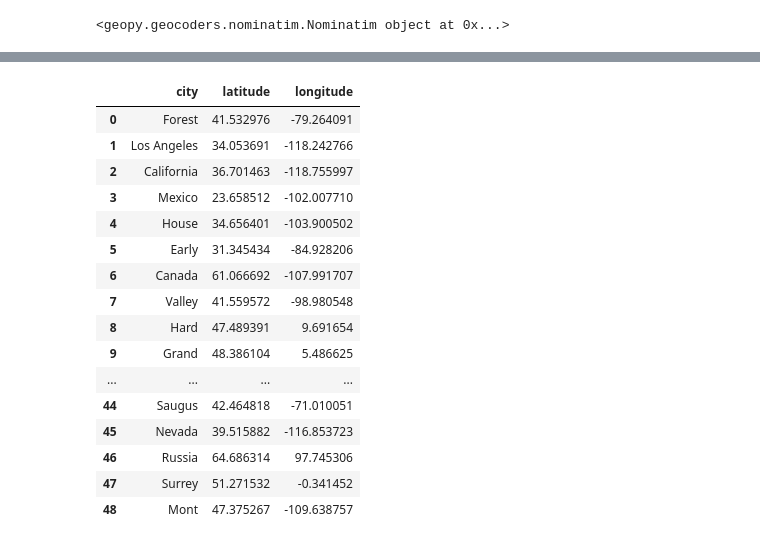
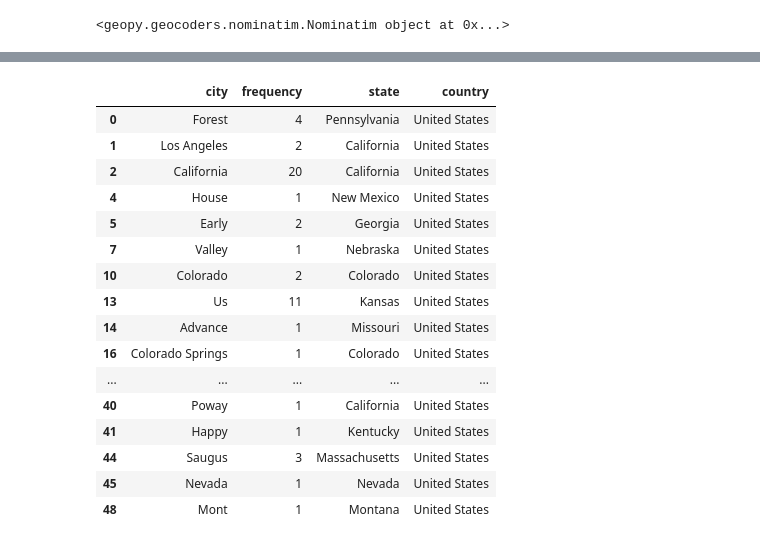
Before and after one commit to kelumKP/ForestFire_GeoSpatial, a Jupyter notebook: forest_fire_dates.ipynb, the cells around one changed output, grey strips where cells are left out. Cells and saved outputs as stored; diff of their text form; code cells hidden in the pictures.

```diff
--- a/forest_fire_dates.ipynb
+++ b/forest_fire_dates.ipynb
@@ -252,21 +254,21 @@ location_data
-# %%
-location_geo = df_cities_map[['city', 'latitude', 'longitude' ]]
-location_geo
-# %% [output]
-|  | city | latitude | longitude |
-| 0 | Forest | 41.532976 | -79.264091 |
-| 1 | Los Angeles | 34.053691 | -118.242766 |
-| 2 | California | 36.701463 | -118.755997 |
-| 3 | Mexico | 23.658512 | -102.007710 |
-| 4 | House | 34.656401 | -103.900502 |
-| 5 | Early | 31.345434 | -84.928206 |
-| 6 | Canada | 61.066692 | -107.991707 |
-| 7 | Valley | 41.559572 | -98.980548 |
-| 8 | Hard | 47.489391 | 9.691654 |
-| 9 | Grand | 48.386104 | 5.486625 |
-| ... | ... | ... | ... |
-| 44 | Saugus | 42.464818 | -71.010051 |
-| 45 | Nevada | 39.515882 | -116.853723 |
-| 46 | Russia | 64.686314 | 97.745306 |
-| 47 | Surrey | 51.271532 | -0.341452 |
-| 48 | Mont | 47.375267 | -109.638757 |
+# %%
+df_cities_map_ext = df_cities_map_ext[df_cities_map_ext.country == "United States"]
+df_cities_map_ext
+# %% [output]
+|  | city | frequency | state | country |
+| 0 | Forest | 4 | Pennsylvania | United States |
+| 1 | Los Angeles | 2 | California | United States |
+| 2 | California | 20 | California | United States |
+| 4 | House | 1 | New Mexico | United States |
+| 5 | Early | 2 | Georgia | United States |
+| 7 | Valley | 1 | Nebraska | United States |
+| 10 | Colorado | 2 | Colorado | United States |
+| 13 | Us | 11 | Kansas | United States |
+| 14 | Advance | 1 | Missouri | United States |
+| 16 | Colorado Springs | 1 | Colorado | United States |
+| ... | ... | ... | ... | ... |
+| 40 | Poway | 1 | California | United States |
+| 41 | Happy | 1 | Kentucky | United States |
+| 44 | Saugus | 3 | Massachusetts | United States |
+| 45 | Nevada | 1 | Nevada | United States |
+| 48 | Mont | 1 | Montana | United States |
```
Also changed, not shown: parts of 13 cells of this notebook, 1 other file.
